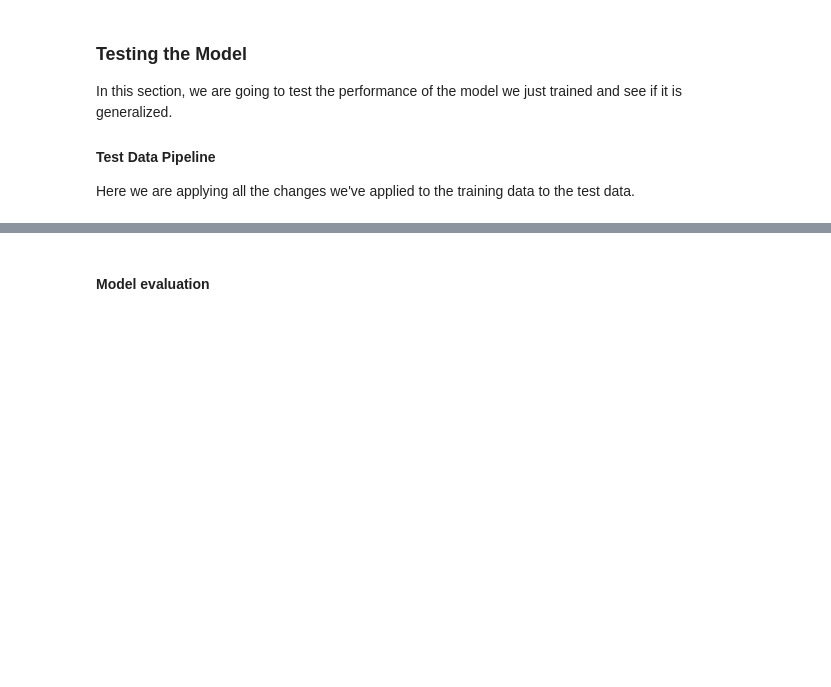
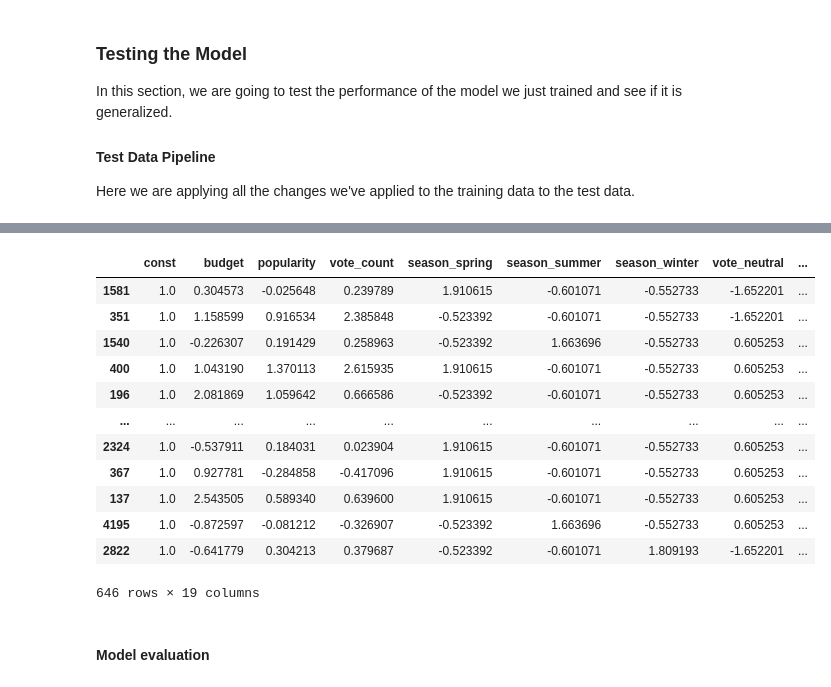
Before and after one commit to Assesa44/Movie-Revenue-Predictor, a Jupyter notebook: Notebooks/revenue_predictor.ipynb, the cells around one changed output, grey strips where cells are left out. Drawn from its saved outputs; the diff is of its cells as text; code cells hidden in the pictures; blank space fills up the shorter version.

Commit message:
docs: updated test pipeline

```diff
--- a/Notebooks/revenue_predictor.ipynb
+++ b/Notebooks/revenue_predictor.ipynb
@@ -1191,11 +1201,37 @@ Here we are applying all the changes we've applied to the training data to the t
 test_df = X_test.copy()
 train_df = X_train.copy()
 
-# Drop vote_average same as the training data
-train_df = train_df.drop(columns= ['vote_average'])
+# get dummies for release_month and vote_average in train_df
+train_df['release_season'] = train_df['release_month'].apply(assign_season)
+season_dummies = pd.get_dummies(train_df['release_season'], prefix='season', drop_first=True)
+
+train_df['vote_sentiment'] = train_df['vote_average'].apply(vote_sentiment)
+vote_dummies = pd.get_dummies(train_df['vote_sentiment'], prefix='vote', drop_first=True)
+
+# Add the dummies
+dummies = pd.concat([season_dummies, vote_dummies], axis= 1)
+train_df = pd.concat([train_df, dummies], axis= 1)
+
+# Drop other features to prevent multicollinearity
+train_df = train_df.drop(columns= ['release_month', 'vote_average', 'release_season', 'vote_sentiment'])
+
+# Get release_month and vote_average dummies in test_df
+test_df['release_season'] = test_df['release_month'].apply(assign_season)
+season_dummies = pd.get_dummies(test_df['release_season'], prefix='season', drop_first=True)
+
+test_df['vote_sentiment'] = test_df['vote_average'].apply(vote_sentiment)
+vote_dummies = pd.get_dummies(test_df['vote_sentiment'], prefix='vote', drop_first=True)
+
+# Add dummies
+dummies = pd.concat([season_dummies, vote_dummies], axis= 1)
+test_df = pd.concat([test_df, dummies], axis= 1)
+
+# Drop other features to prevent multicollinearity
+test_df = test_df.drop(columns= ['release_month', 'vote_average', 'release_season', 'vote_sentiment'])
+
 
 # Standardize numeric columns using the scaler fitted on train data
-numeric_cols = ['budget', 'popularity', 'vote_count', 'runtime', 'release_month']
+numeric_cols = ['budget', 'popularity', 'vote_count', 'runtime', 'season_spring', 'season_summer', 'season_winter', 'vote_neutral', 'vote_positive']
 scaler = StandardScaler()
 scaler.fit(train_df[numeric_cols])  # Fit ONLY on training data
 test_df[numeric_cols] = scaler.transform(test_df[numeric_cols])
@@ -1224,13 +1260,16 @@ get_genre_dummies = get_genre_dummies.drop(columns= ['genre_Thriller'])
 
 # Assemble final test data for prediction
 test_model_data = pd.concat([
-    test_df[['budget', 'popularity', 'vote_count', 'release_month']],
+    test_df[['budget', 'popularity', 'vote_count', 'season_spring', 'season_summer', 'season_winter', 'vote_neutral', 'vote_positive']],
     runtime_dummies,
     get_genre_dummies
 ], axis=1)
 
+
 # Add interaction term
 test_model_data['budget_x_genre_Adventure'] = test_model_data['budget'] * test_model_data['genre_Adventure']
+test_model_data['budget_x_summer'] = test_model_data['budget'] * test_model_data['season_summer']
+test_model_data['positive_vote_x_adventure'] = test_model_data['vote_positive'] * test_model_data['genre_Adventure']
 
 # Add constants
 test_model_data = sm.add_constant(test_model_data)
@@ -1271,3 +1310,19 @@ X_final.head()
+# %%
+test_model_data
+# %% [output]
+|  | const | budget | popularity | vote_count | season_spring | season_summer | season_winter | vote_neutral | ... |
+| 1581 | 1.0 | 0.304573 | -0.025648 | 0.239789 | 1.910615 | -0.601071 | -0.552733 | -1.652201 | ... |
+| 351 | 1.0 | 1.158599 | 0.916534 | 2.385848 | -0.523392 | -0.601071 | -0.552733 | -1.652201 | ... |
+| 1540 | 1.0 | -0.226307 | 0.191429 | 0.258963 | -0.523392 | 1.663696 | -0.552733 | 0.605253 | ... |
+| 400 | 1.0 | 1.043190 | 1.370113 | 2.615935 | 1.910615 | -0.601071 | -0.552733 | 0.605253 | ... |
+| 196 | 1.0 | 2.081869 | 1.059642 | 0.666586 | -0.523392 | -0.601071 | -0.552733 | 0.605253 | ... |
+| ... | ... | ... | ... | ... | ... | ... | ... | ... | ... |
+| 2324 | 1.0 | -0.537911 | 0.184031 | 0.023904 | 1.910615 | -0.601071 | -0.552733 | 0.605253 | ... |
+| 367 | 1.0 | 0.927781 | -0.284858 | -0.417096 | 1.910615 | -0.601071 | -0.552733 | 0.605253 | ... |
+| 137 | 1.0 | 2.543505 | 0.589340 | 0.639600 | 1.910615 | -0.601071 | -0.552733 | 0.605253 | ... |
+| 4195 | 1.0 | -0.872597 | -0.081212 | -0.326907 | -0.523392 | 1.663696 | -0.552733 | 0.605253 | ... |
+| 2822 | 1.0 | -0.641779 | 0.304213 | 0.379687 | -0.523392 | -0.601071 | 1.809193 | -1.652201 | ... |
+646 rows × 19 columns
 # %% [markdown]
 #### Model evaluation
 # %%
```
Also changed, not shown: parts of 23 cells of this notebook.
